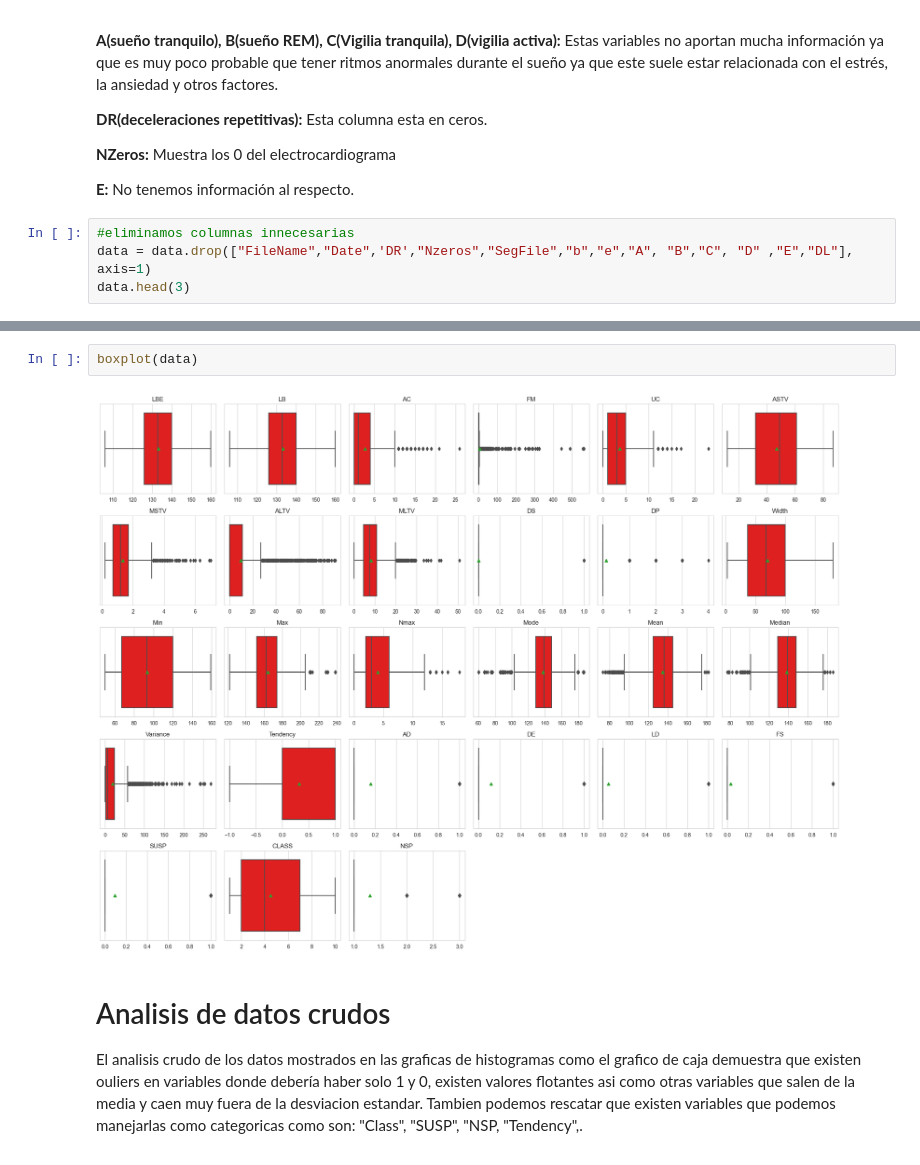
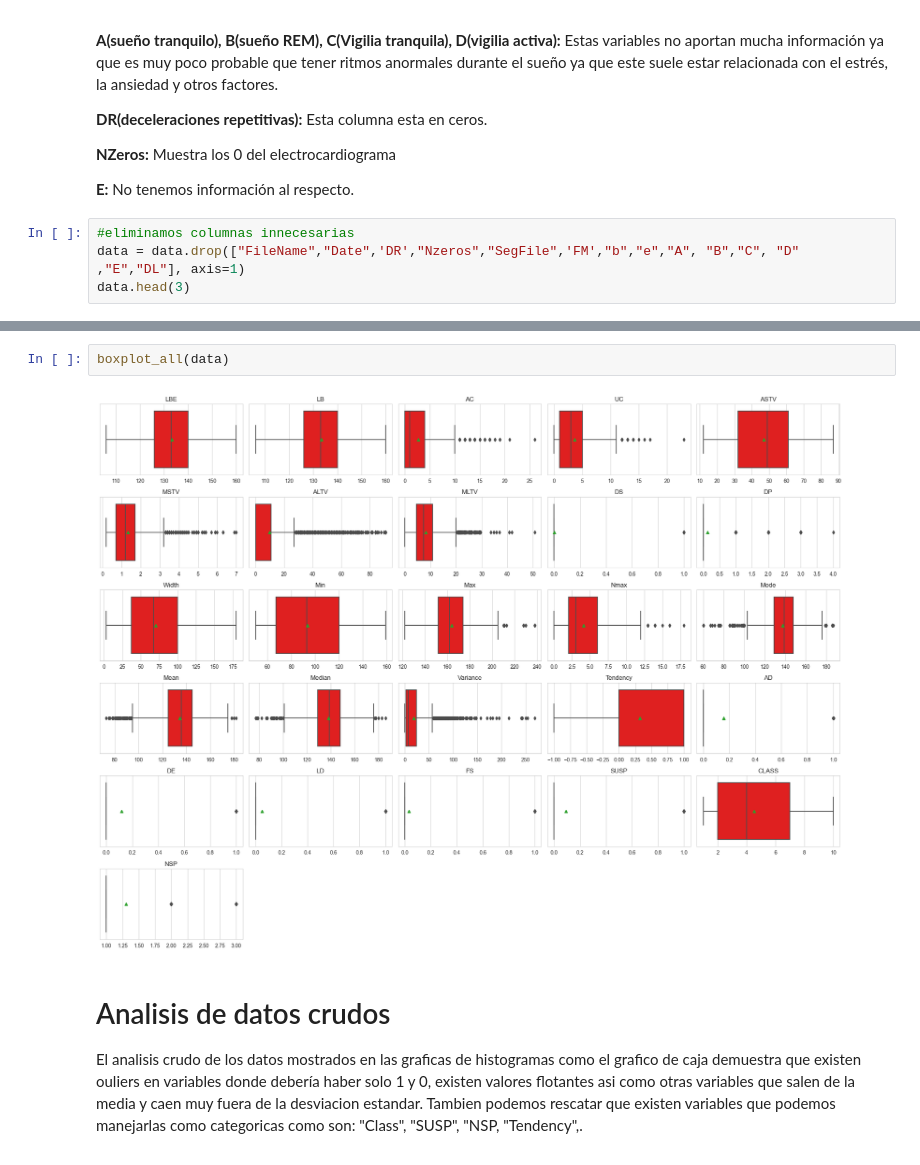
Before and after one commit to Rhydrus/Actividad_Grupal, a Jupyter notebook: Practica 5.ipynb, the cells around one changed output, grey strips where cells are left out. Drawn from its saved outputs; the diff is of its cells as text.

```diff
--- a/Practica 5.ipynb
+++ b/Practica 5.ipynb
@@ -81,6 +84,6 @@ De inicio es posible ver sin mucho analisis que podemos eliminar columnas que no
 **E:** No tenemos información al respecto.
 # %%
 #eliminamos columnas innecesarias
-data = data.drop(["FileName","Date",'DR',"Nzeros","SegFile","b","e","A", "B","C", "D" ,"E","DL"], axis=1)
+data = data.drop(["FileName","Date",'DR',"Nzeros","SegFile",'FM',"b","e","A", "B","C", "D" ,"E","DL"], axis=1)
 data.head(3)
 # %% [output]
@@ -153,7 +160,7 @@ crear_histogram(data)
 # %%
-boxplot(data)
+boxplot_all(data)
 # %% [output]
-[figure, old version]
+[figure, new version]
 # %% [markdown]
 # Analisis de datos crudos
 El analisis crudo de los datos mostrados en las graficas de histogramas como el grafico de caja demuestra que existen ouliers en variables donde debería haber solo 1 y 0, existen valores flotantes asi como otras variables que salen de la media y caen muy fuera de la desviacion estandar. Tambien podemos rescatar que existen variables que podemos manejarlas como categoricas como son: "Class", "SUSP", "NSP, "Tendency",.
```
Also changed, not shown: parts of 27 cells of this notebook, 2 other files.
